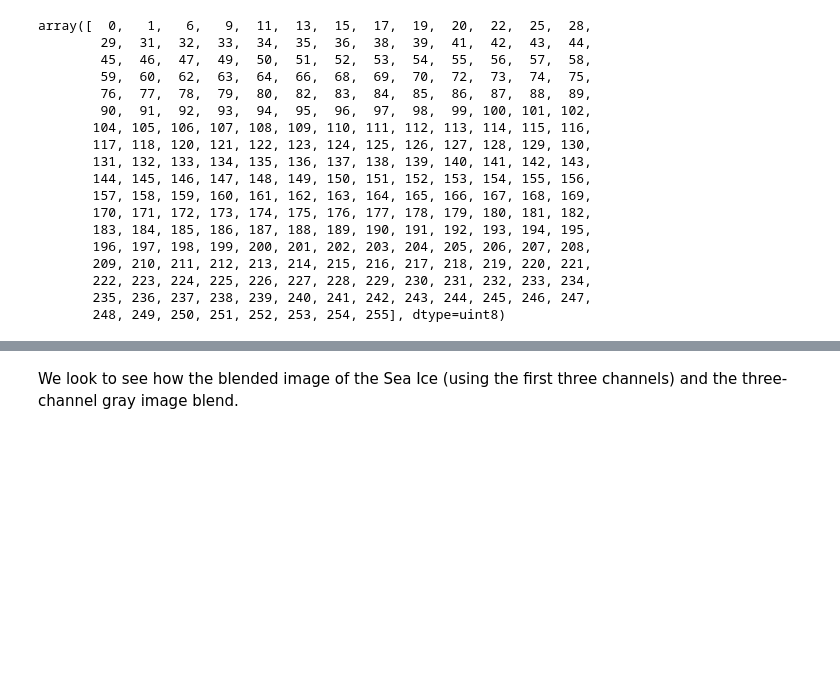
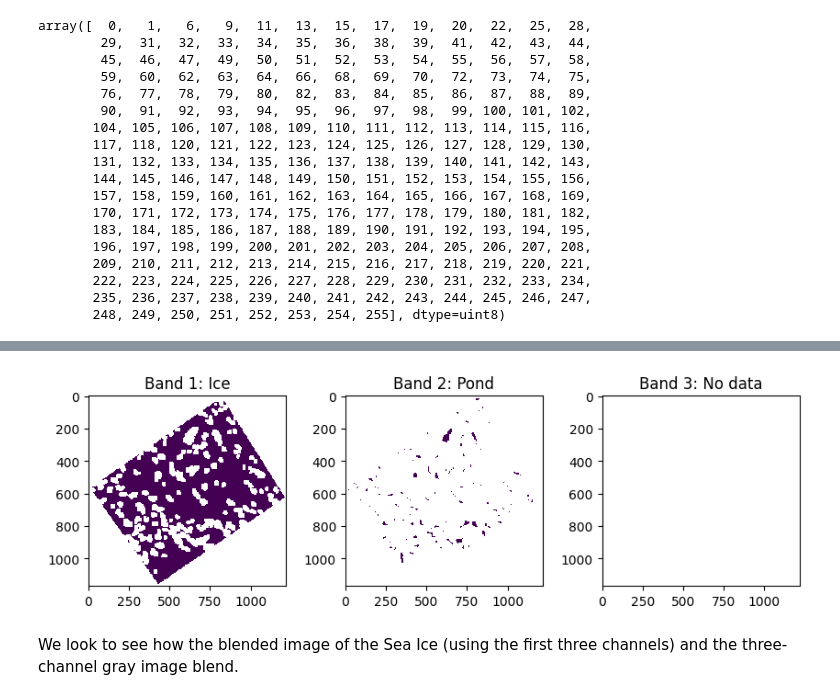
Before and after one commit to ShaleBale/SeaIce, a Jupyter notebook: sea_ice_test_SAM_Rasterio.ipynb, the cells around one changed output, grey strips where cells are left out. Drawn from its saved outputs; the diff is of its cells as text; code cells hidden in the pictures; blank space fills up the shorter version.

```diff
--- a/sea_ice_test_SAM_Rasterio.ipynb
+++ b/sea_ice_test_SAM_Rasterio.ipynb
@@ -447,3 +427,25 @@ plt.show()
+# %%
+fig, axes = plt.subplots(nrows=1, ncols=3, figsize=(10, 10))
+
+
+axes[0].imshow(band1_new_mask)
+axes[0].set_title('Band 1: Ice')
+
+# Display the second image in the second subplot
+axes[1].imshow(band2_new_mask)
+axes[1].set_title('Band 2: Pond')
+
+# Display the third image in the third subplot
+axes[2].imshow(band3_new_mask)
+axes[2].set_title('Band 3: No data')
+
+# Adjust the spacing between subplots
+plt.subplots_adjust(wspace=0.3)
+
+# Display the figure
+plt.show()
+# %% [output]
+[figure, added]
 # %%
 def plot_images_and_labels(img, label):
   fig = plt.figure(figsize = (12, 4))
```
Also changed, not shown: parts of 6 cells of this notebook.
